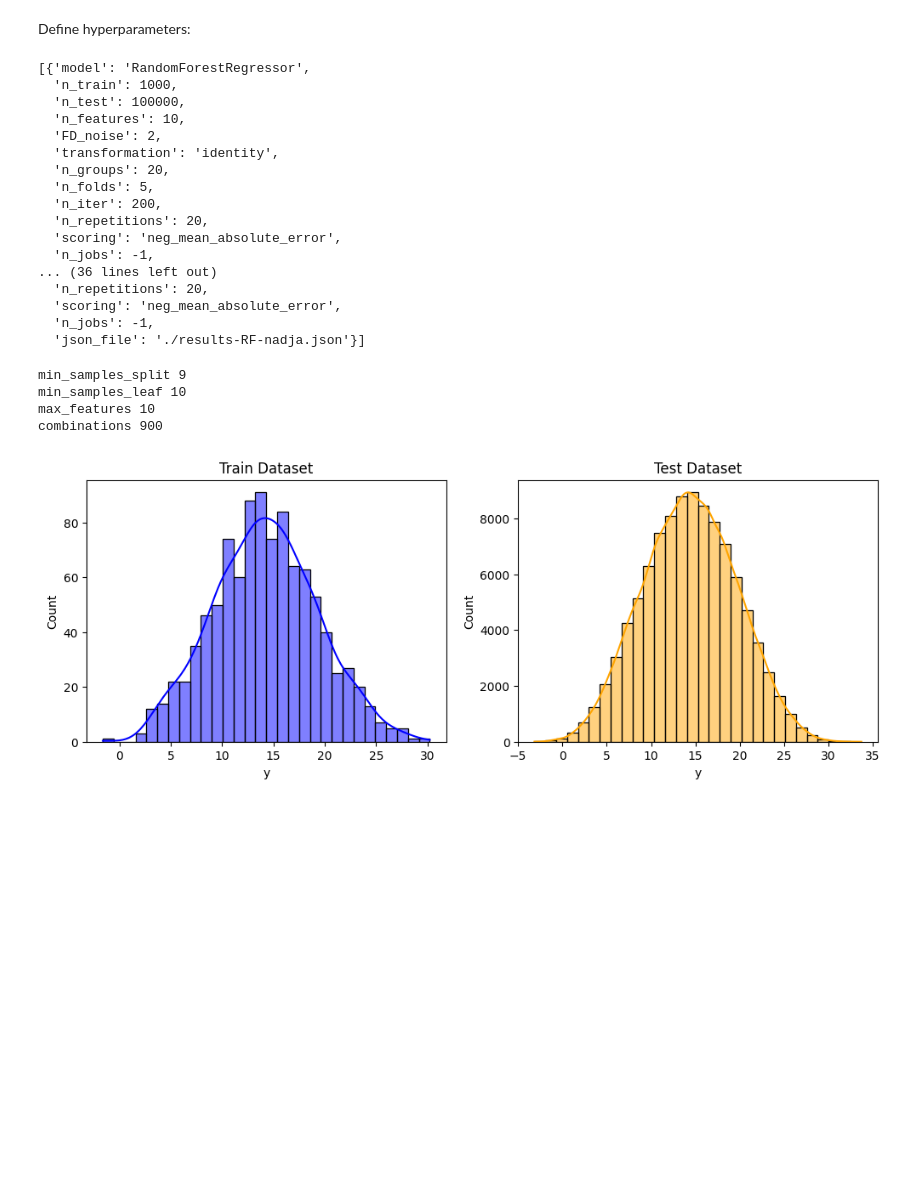
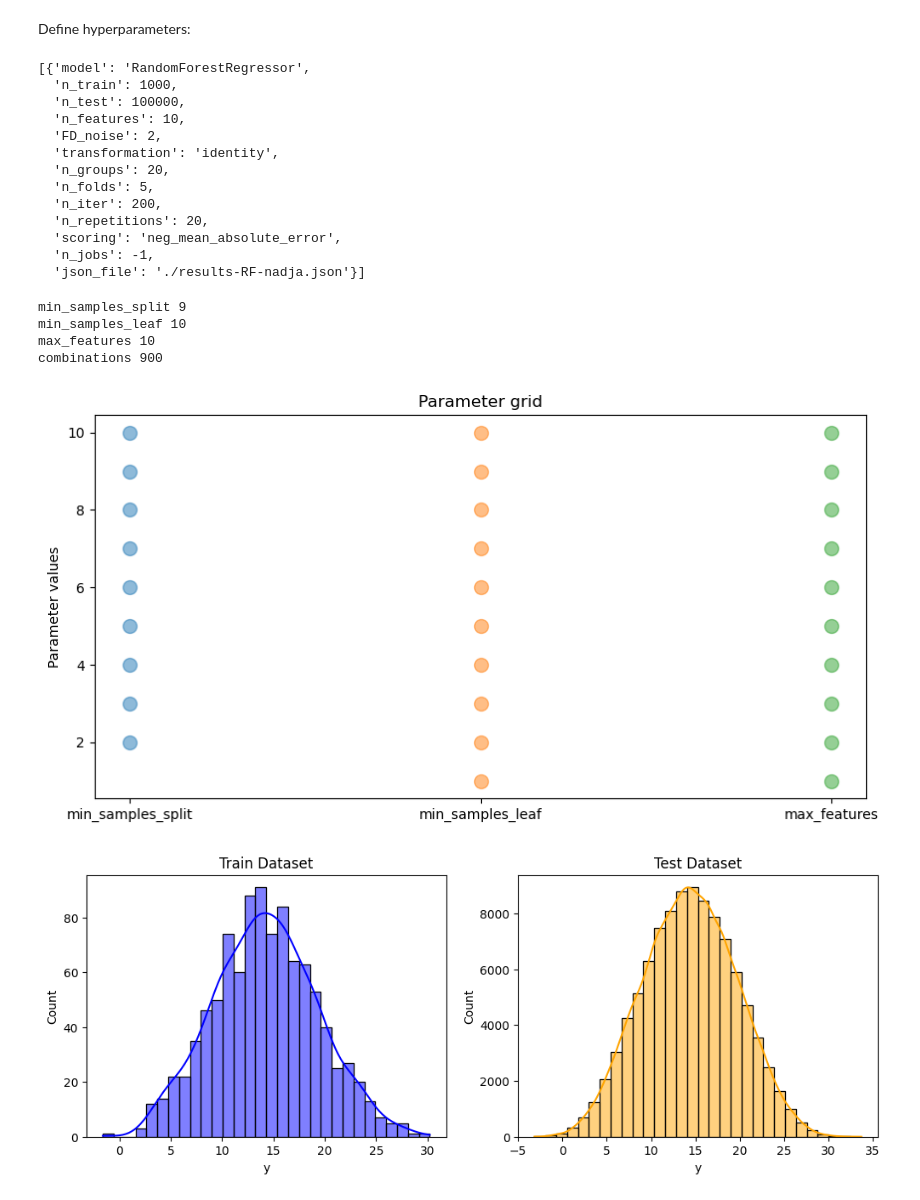
Before and after one commit to annegriddl/slds_stratification, a Jupyter notebook: Simulations/Experiments4 Final SetUp RF/setup_RF.ipynb, the cells around one changed output. Saved outputs shown, nothing was run; the diff lists cells and outputs as text; code cells hidden in the pictures; blank space fills up the shorter version.

Commit message:
hyperparameters

```diff
--- a/Simulations/Experiments4 Final SetUp RF/setup_RF.ipynb
+++ b/Simulations/Experiments4 Final SetUp RF/setup_RF.ipynb
@@ -49,6 +49,7 @@ n_features = 10
 FD_noise= 2
 transformation= 'identity' #Problem: negative values
 seed=100
+np.random.seed(seed)  # for selecting hyperparameters grid
 
 # Stratification
 n_groups = 20
@@ -60,14 +61,14 @@ n_repetitions= 20
 scoring= 'neg_mean_absolute_error' #neg_mean_squared_error
 n_jobs= -1
 
-RF_param_grid = {
-    'min_samples_split': np.arange(2, 11),
-    'min_samples_leaf': np.arange(1, 11),
-    'max_features': np.arange(1, n_features + 1)
+param_grid = {
+    'min_samples_split': np.arange(2, 11), #default 2
+    'min_samples_leaf': np.arange(1, 11), #defualt 1
+    'max_features': np.arange(1, n_features + 1) #default 1
 }
 
 # Initalize Model
-modelOptimizer = ModelOptimizerFinal(RandomForestRegressor(random_state=seed, n_estimators= 500), RF_param_grid, random_state=seed)
+modelOptimizer = ModelOptimizerFinal(RandomForestRegressor(random_state=seed, n_estimators= 500), param_grid, random_state=seed)
 
 # Save Parameters in a dictionary
 parameter_grid.append({'model': modelOptimizer.model.__class__.__name__,
@@ -97,24 +98,33 @@ parameter_grid
   'n_repetitions': 20,
   'scoring': 'neg_mean_absolute_error',
   'n_jobs': -1,
-... (36 lines left out)
-  'n_repetitions': 20,
-  'scoring': 'neg_mean_absolute_error',
-  'n_jobs': -1,
   'json_file': './results-RF-nadja.json'}]
 # %%
 # iterate over RF_param_grid.keys() and print lenth
 combinations = 1
-for key in RF_param_grid.keys():
-    count  = len(RF_param_grid[key])
+for key in param_grid.keys():
+    count  = len(param_grid[key])
     print(key, count)
     combinations *= count
-print('combinations', combinations)
+print('in total combinations:', combinations)
 # %% [output]
 min_samples_split 9
 min_samples_leaf 10
 max_features 10
 combinations 900
+# %%
+# plot param_grid: each parameter on y, number of values on x, points
+fig, ax = plt.subplots(figsize=(10, 5))
+for i, key in enumerate(param_grid.keys()):
+    count  = len(param_grid[key])
+    ax.scatter(np.repeat(i, count), param_grid[key], s=100, alpha=0.5)
+    ax.set_xticks(range(len(param_grid.keys())))
+    ax.set_xticklabels(param_grid.keys())
+    ax.set_ylabel('Parameter values')
+    ax.set_title('Parameter grid')
+plt.show()
+# %% [output]
+[figure, added]
 # %%
 train = FriedmanDataset(n_samples=n_train,
                             n_features=n_features,
```
Also changed, not shown: 4 other files.
